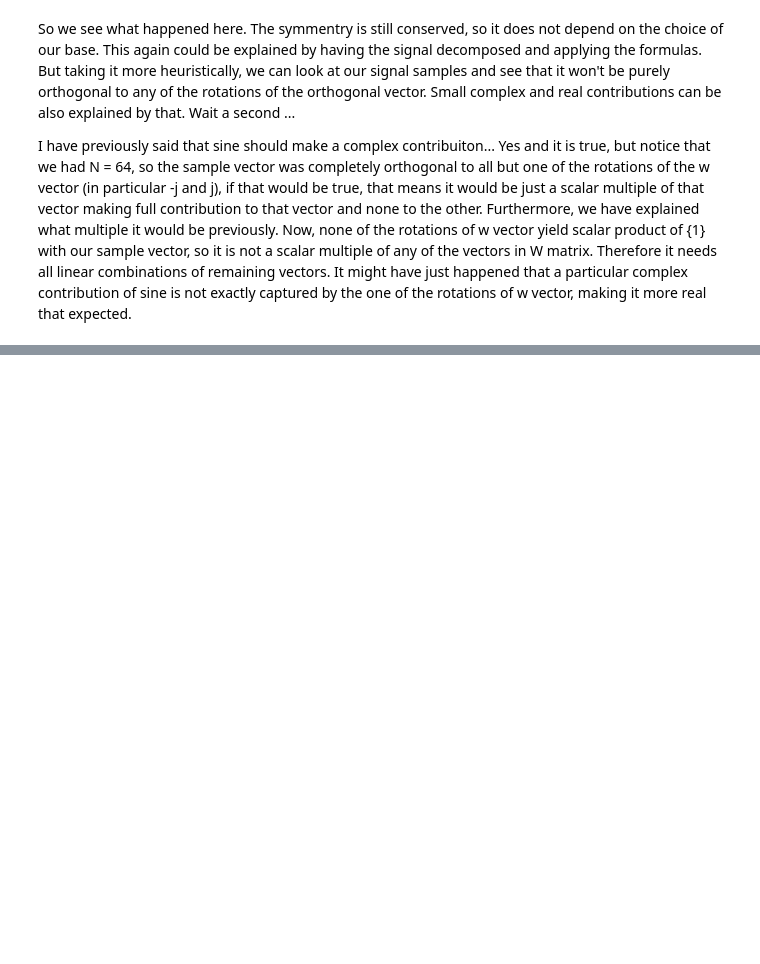
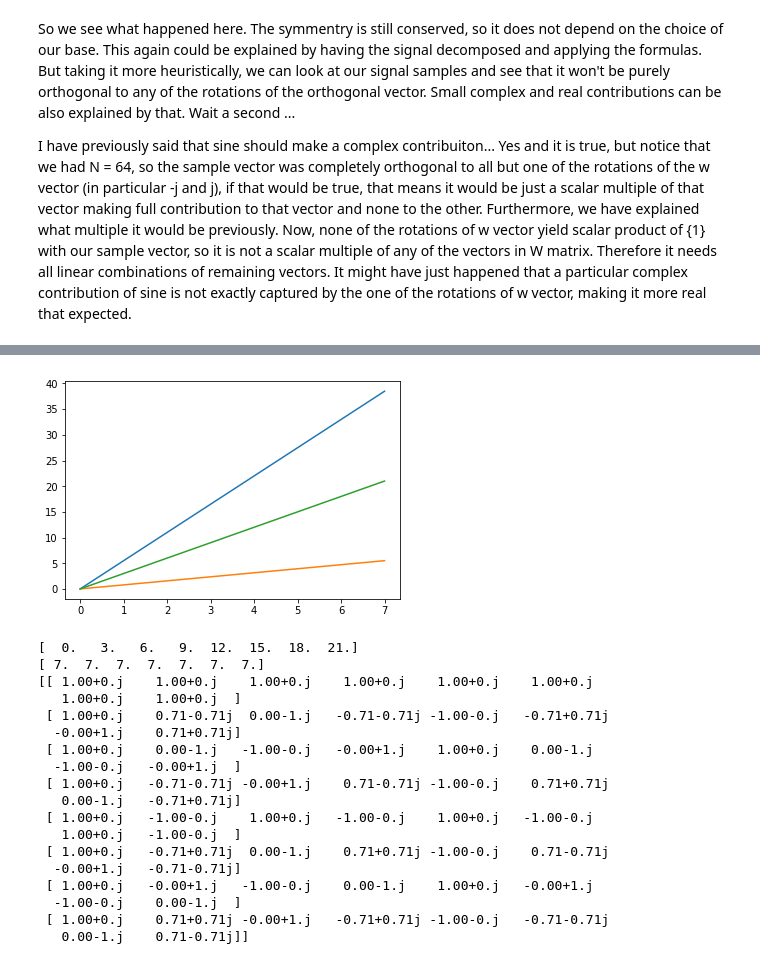
Before and after one commit to LemurPwned/DSP, a Jupyter notebook: Mathematical intution to DFT.ipynb, the cells around one changed output, grey strips where cells are left out. Cells and saved outputs as stored; diff of their text form; code cells hidden in the pictures; blank space fills up the shorter version.

```diff
--- a/DSP - FFT and DFT.ipynb
+++ b/Mathematical intution to DFT.ipynb
@@ -412,3 +412,13 @@ DFT for 32 samples
 So we see what happened here. The symmentry is still conserved, so it does not depend on the choice of our base. This again could be explained by having the signal decomposed and applying the formulas. But taking it more heuristically, we can look at our signal samples and see that it won't be purely orthogonal to any of the rotations of the orthogonal vector. Small complex and real contributions can be also explained by that. Wait a second ...
 
 I have previously said that sine should make a complex contribuiton... Yes and it is true, but notice that we had N = 64, so the sample vector was completely orthogonal to all but one of the rotations of the w vector (in particular -j and j), if that would be true, that means it would be just a scalar multiple of that vector making full contribution to that vector and none to the other. Furthermore, we have explained what multiple it would be previously. Now, none of the rotations of w vector yield scalar product of {1} with our sample vector, so it is not a scalar multiple of any of the vectors in W matrix. Therefore it needs all linear combinations of remaining vectors. It might have just happened that a particular complex contribution of sine is not exactly captured by the one of the rotations of w vector, making it more real that expected.
+# %%
+N = 8
+x1 = np.linspace(0,4,N,endpoint=False) #some high frequency sampling
+y1 = np.array([np.cos(2*np.pi*0.25*x1) + 4])
+W1 = DFT(N)
+s_h1 = np.dot(W1,y1.transpose())
+print("DFT for {} samples \n {}".format(N,np.around(s_h1.transpose())))
+
+print("First: \n {}".format(np.around(W1[1,:], decimals=2)))
+print("Second: \n {} ".format(np.around(W1[-1,:], decimals=2)))
@@ -414,0 +462,37 @@ I have previously said that sine should make a complex contribuiton... Yes and i
+# %%
+x = [ 0, (7*np.pi/4), (7*np.pi/2), (21*np.pi/4), (7*np.pi), (35*np.pi/4), (21*np.pi/2), (49*2*np.pi/8)]
+y = [ 0, (np.pi/4), (np.pi/2), (3*np.pi/4), (np.pi), (5*np.pi/4), (3*np.pi/2), (7*np.pi/4) ]
+z = []
+p = []
+for xp, yp in zip(x,y):
+    z.append((xp - yp)/(np.pi/2))
+    if yp == 0:
+        continue
+    p.append(xp/yp)
+plt.plot(x)
+plt.plot(y)
+plt.plot(z)
+plt.show()
+print(np.around(z, decimals=3))
+print(np.around(p, decimals=3))
+print(np.around(W1, decimals = 2))
+# %% [output]
+[figure, added]
+[  0.   3.   6.   9.  12.  15.  18.  21.]
+[ 7.  7.  7.  7.  7.  7.  7.]
+[[ 1.00+0.j    1.00+0.j    1.00+0.j    1.00+0.j    1.00+0.j    1.00+0.j
+   1.00+0.j    1.00+0.j  ]
+ [ 1.00+0.j    0.71-0.71j  0.00-1.j   -0.71-0.71j -1.00-0.j   -0.71+0.71j
+  -0.00+1.j    0.71+0.71j]
+ [ 1.00+0.j    0.00-1.j   -1.00-0.j   -0.00+1.j    1.00+0.j    0.00-1.j
+  -1.00-0.j   -0.00+1.j  ]
+ [ 1.00+0.j   -0.71-0.71j -0.00+1.j    0.71-0.71j -1.00-0.j    0.71+0.71j
+   0.00-1.j   -0.71+0.71j]
+ [ 1.00+0.j   -1.00-0.j    1.00+0.j   -1.00-0.j    1.00+0.j   -1.00-0.j
+   1.00+0.j   -1.00-0.j  ]
+ [ 1.00+0.j   -0.71+0.71j  0.00-1.j    0.71+0.71j -1.00-0.j    0.71-0.71j
+  -0.00+1.j   -0.71-0.71j]
+ [ 1.00+0.j   -0.00+1.j   -1.00-0.j    0.00-1.j    1.00+0.j   -0.00+1.j
+  -1.00-0.j    0.00-1.j  ]
+ [ 1.00+0.j    0.71+0.71j -0.00+1.j   -0.71+0.71j -1.00-0.j   -0.71-0.71j
+   0.00-1.j    0.71-0.71j]]
```
Also changed, not shown: parts of 9 cells of this notebook.
